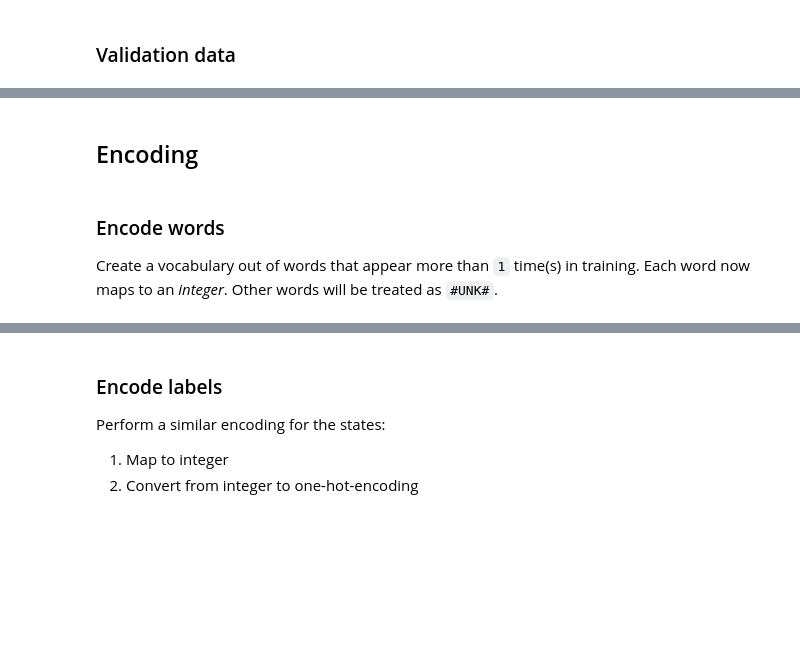
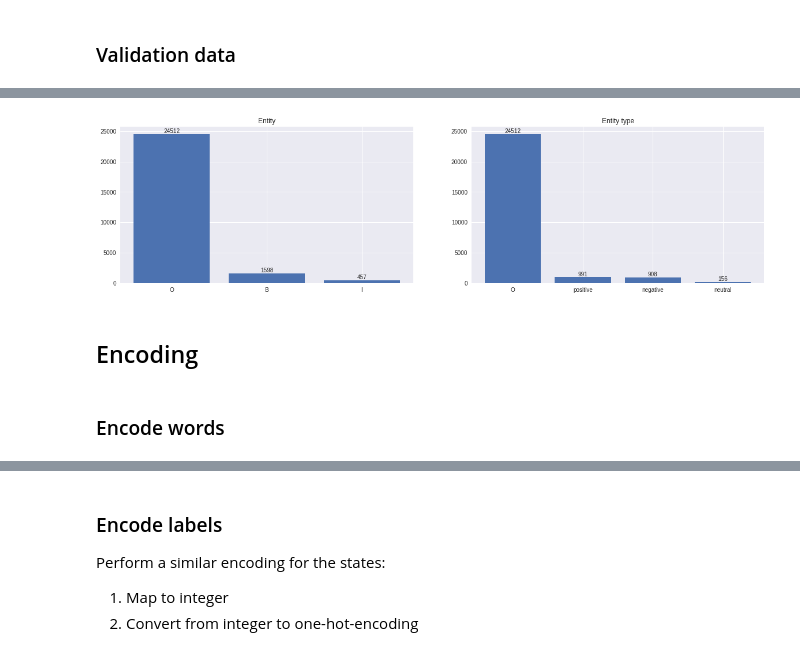
Before and after one commit to kohjingyu/hidden-markov-model, a Jupyter notebook: Part5.ipynb, the cells around one changed output, grey strips where cells are left out. Drawn from its saved outputs; the diff is of its cells as text; code cells hidden in the pictures; blank space fills up the shorter version.

```diff
--- a/Part5.ipynb
+++ b/Part5.ipynb
@@ -114,3 +120,38 @@ out_filename = f'data/{dataset}/dev.p5.out'
+# %%
+def convert_state(state):
+    if state == 'O':
+        return (state, state)
+    return state.split('-')
+
+
+entities = defaultdict(int)
+entity_types = defaultdict(int)
+
+for state, counts in states.items():
+    e, e_type = convert_state(state)
+    entities[e] += counts
+    entity_types[e_type] += counts
+# %%
+x1, y1 = zip(*entities.items())
+x2, y2 = zip(*entity_types.items())
+
+plt.figure(figsize=(20, 5))
+
+plt.subplot(1, 2, 1)
+plt.title('Entity')
+bar1 = plt.bar(x1, y1)
+for rect in bar1:
+    height = rect.get_height()
+    plt.text(rect.get_x()+rect.get_width()/2, height, str(height), ha='center', va='bottom')
+
+plt.subplot(1, 2, 2)
+plt.title('Entity type')
+bar2 = plt.bar(x2, y2)
+for rect in bar2:
+    height = rect.get_height()
+    plt.text(rect.get_x()+rect.get_width()/2, height, str(height), ha='center', va='bottom')
+# %% [output]
+[figure, added]
 # %% [markdown]
 ## Encoding
 # %%
@@ -118,7 +159,6 @@ def one_hot_encode(n, depth):
     a = np.zeros([depth, 1])
     a[n, 0] = 1
     return a
-# %% [markdown]
-### Encode words
-Create a vocabulary out of words that appear more than `1` time(s) in training. Each word now maps to an _integer_. Other words will be treated as `#UNK#`.
+# %% [markdown]
+### Encode words
 # %%
```
Also changed, not shown: parts of 46 cells of this notebook.
